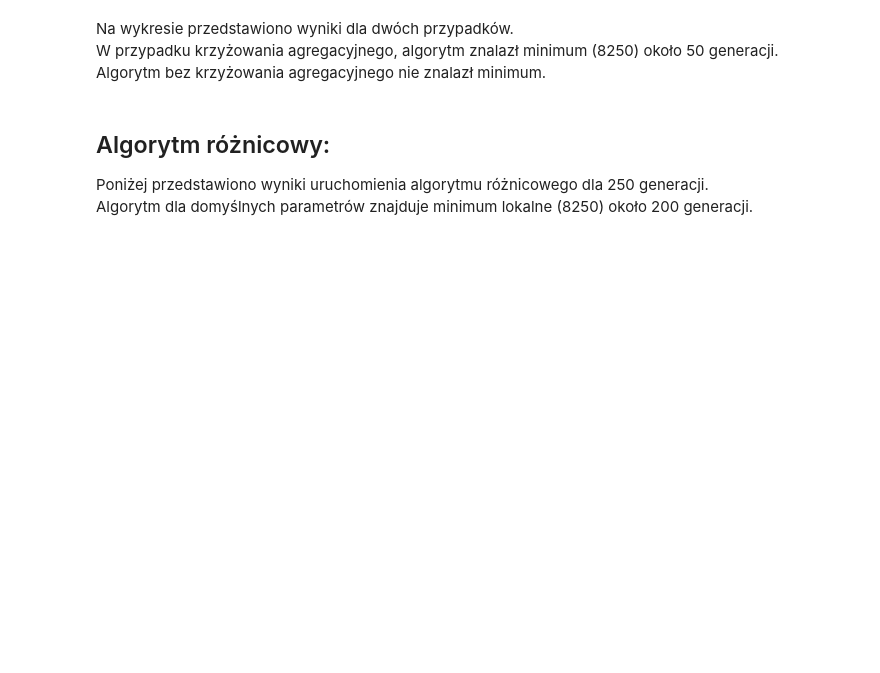
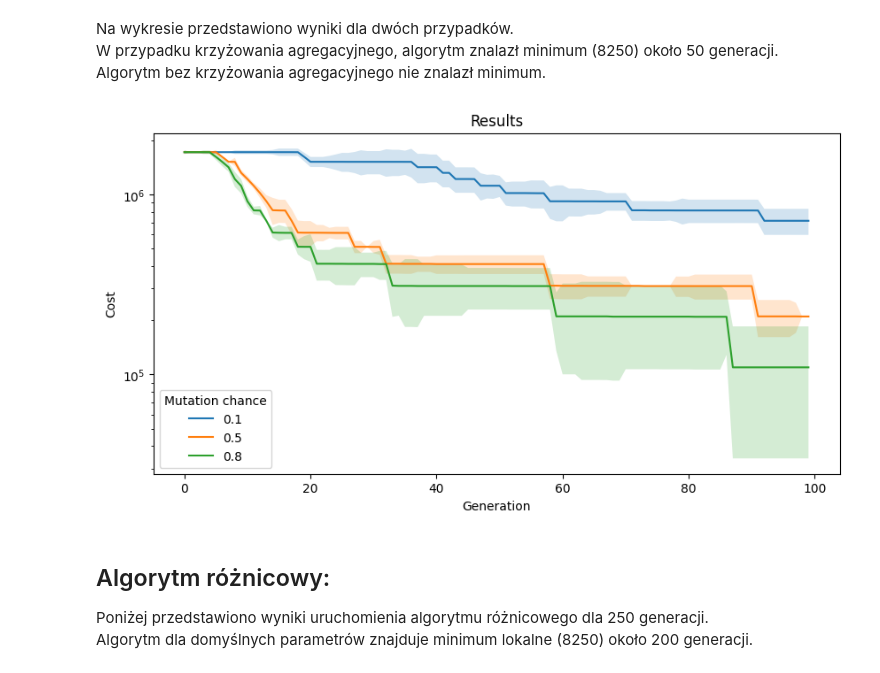
Before and after one commit to brzoza6538/network_constraints, a Jupyter notebook: network_constraints.ipynb, the cells around one changed output. Cells and saved outputs as stored; diff of their text form; code cells hidden in the pictures; blank space fills up the shorter version.

Commit message:
adding tests

```diff
--- a/network_constraints.ipynb
+++ b/network_constraints.ipynb
@@ -154,6 +178,17 @@ plot_results('Cross aggregating', [True, False], aggregate_medians, aggregate_st
 Na wykresie przedstawiono wyniki dla dwóch przypadków.\
 W przypadku krzyżowania agregacyjnego, algorytm znalazł minimum (8250) około 50 generacji.\
 Algorytm bez krzyżowania agregacyjnego nie znalazł minimum.
+# %%
+mutation_chances = [0.1, 0.5, 0.8]
+chance_medians, chance_std = [], []
+for mutation_chance in mutation_chances:
+    medians, stds  = test_genetic_algorithm(data, mutation_chance=mutation_chance)
+    chance_medians.append(medians)
+    chance_std.append(stds)
+
+plot_results('Mutation chance', mutation_chances, chance_medians, chance_std)
+# %% [output]
+[figure, added]
 # %% [markdown]
 ## Algorytm różnicowy:
 
```
Also changed, not shown: parts of 9 cells of this notebook, 3 other files.
